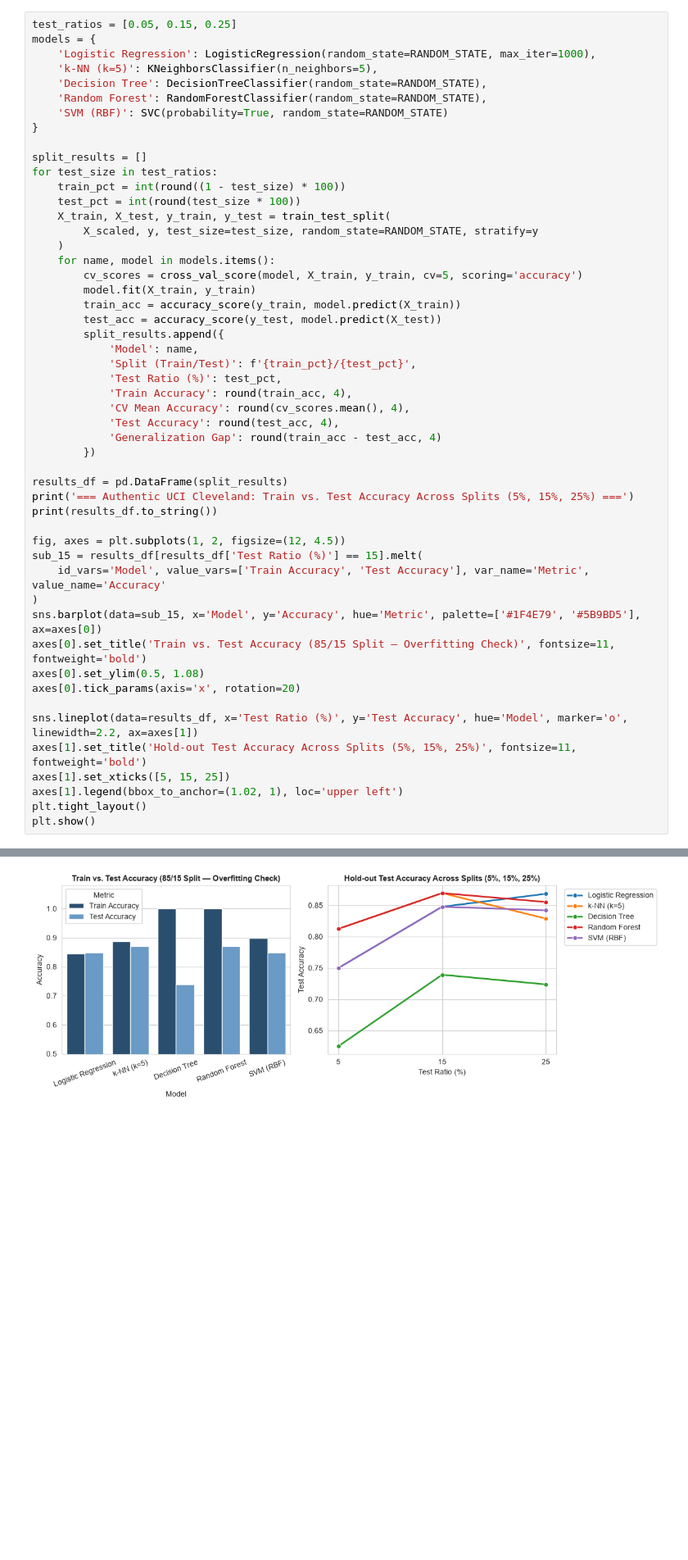
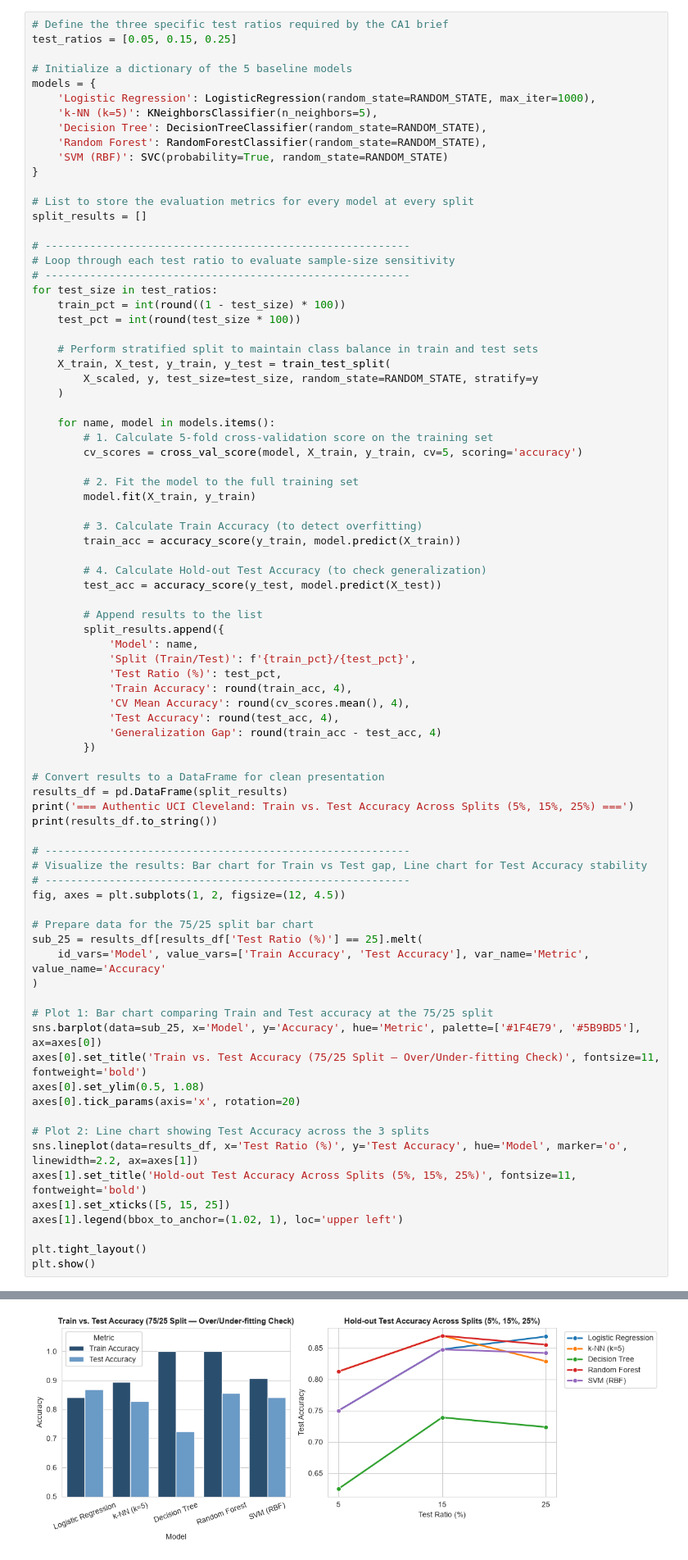
Before and after one commit to 2026540-MacielCaceres/Machine_Learning--CA1--Individual, a Jupyter notebook: CA1_Machine_Learning_Project.ipynb, the cells around one changed output, grey strips where cells are left out. Shown at 82% size. Cells and saved outputs as stored; diff of their text form; blank space fills up the shorter version.

```diff
--- a/CA1_Machine_Learning_Project.ipynb
+++ b/CA1_Machine_Learning_Project.ipynb
@@ -132,6 +174,9 @@ Standardized predictor matrix X_scaled shape: (303, 13)
 To properly diagnose **overfitting** (high variance) versus **underfitting** (high bias), we compare **Training Accuracy**, **5-Fold Cross-Validation Accuracy**, and **Hold-out Test Accuracy** across the three required splits (95/5, 85/15, and 75/25).
 # %%
+# Define the three specific test ratios required by the CA1 brief
 test_ratios = [0.05, 0.15, 0.25]
+
+# Initialize a dictionary of the 5 baseline models
 models = {
     'Logistic Regression': LogisticRegression(random_state=RANDOM_STATE, max_iter=1000),
     'k-NN (k=5)': KNeighborsClassifier(n_neighbors=5),
@@ -140,18 +185,35 @@ models = {
     'SVM (RBF)': SVC(probability=True, random_state=RANDOM_STATE)
 }
 
+# List to store the evaluation metrics for every model at every split
 split_results = []
+
+# ---------------------------------------------------------
+# Loop through each test ratio to evaluate sample-size sensitivity
+# ---------------------------------------------------------
 for test_size in test_ratios:
     train_pct = int(round((1 - test_size) * 100))
     test_pct = int(round(test_size * 100))
+
+    # Perform stratified split to maintain class balance in train and test sets
     X_train, X_test, y_train, y_test = train_test_split(
         X_scaled, y, test_size=test_size, random_state=RANDOM_STATE, stratify=y
     )
+
     for name, model in models.items():
+        # 1. Calculate 5-fold cross-validation score on the training set
         cv_scores = cross_val_score(model, X_train, y_train, cv=5, scoring='accuracy')
+
+        # 2. Fit the model to the full training set
         model.fit(X_train, y_train)
+
+        # 3. Calculate Train Accuracy (to detect overfitting)
         train_acc = accuracy_score(y_train, model.predict(X_train))
+
+        # 4. Calculate Hold-out Test Accuracy (to check generalization)
         test_acc = accuracy_score(y_test, model.predict(X_test))
+
+        # Append results to the list
         split_results.append({
             'Model': name,
             'Split (Train/Test)': f'{train_pct}/{test_pct}',
@@ -162,43 +224,53 @@ for test_size in test_ratios:
             'Generalization Gap': round(train_acc - test_acc, 4)
         })
 
+# Convert results to a DataFrame for clean presentation
 results_df = pd.DataFrame(split_results)
 print('=== Authentic UCI Cleveland: Train vs. Test Accuracy Across Splits (5%, 15%, 25%) ===')
 print(results_df.to_string())
 
+# ---------------------------------------------------------
+# Visualize the results: Bar chart for Train vs Test gap, Line chart for Test Accuracy stability
+# ---------------------------------------------------------
 fig, axes = plt.subplots(1, 2, figsize=(12, 4.5))
-sub_15 = results_df[results_df['Test Ratio (%)'] == 15].melt(
+
+# Prepare data for the 75/25 split bar chart
+sub_25 = results_df[results_df['Test Ratio (%)'] == 25].melt(
     id_vars='Model', value_vars=['Train Accuracy', 'Test Accuracy'], var_name='Metric', value_name='Accuracy'
 )
-sns.barplot(data=sub_15, x='Model', y='Accuracy', hue='Metric', palette=['#1F4E79', '#5B9BD5'], ax=axes[0])
-axes[0].set_title('Train vs. Test Accuracy (85/15 Split — Overfitting Check)', fontsize=11, fontweight='bold')
+
+# Plot 1: Bar chart comparing Train and Test accuracy at the 75/25 split
+sns.barplot(data=sub_25, x='Model', y='Accuracy', hue='Metric', palette=['#1F4E79', '#5B9BD5'], ax=axes[0])
+axes[0].set_title('Train vs. Test Accuracy (75/25 Split — Over/Under-fitting Check)', fontsize=11, fontweight='bold')
 axes[0].set_ylim(0.5, 1.08)
 axes[0].tick_params(axis='x', rotation=20)
 
+# Plot 2: Line chart showing Test Accuracy across the 3 splits
 sns.lineplot(data=results_df, x='Test Ratio (%)', y='Test Accuracy', hue='Model', marker='o', linewidth=2.2, ax=axes[1])
 axes[1].set_title('Hold-out Test Accuracy Across Splits (5%, 15%, 25%)', fontsize=11, fontweight='bold')
 axes[1].set_xticks([5, 15, 25])
 axes[1].legend(bbox_to_anchor=(1.02, 1), loc='upper left')
+
 plt.tight_layout()
 plt.show()
 # %% [output]
 === Authentic UCI Cleveland: Train vs. Test Accuracy Across Splits (5%, 15%, 25%) ===
                   Model Split (Train/Test)  Test Ratio (%)  Train Accuracy  CV Mean Accuracy  Test Accuracy  Generalization Gap
 0   Logistic Regression               95/5               5          0.8502            0.8292         0.7500              0.1002
 1            k-NN (k=5)               95/5               5          0.8850            0.8256         0.8125              0.0725
 2         Decision Tree               95/5               5          1.0000            0.7385         0.6250              0.3750
 3         Random Forest               95/5               5          1.0000            0.8188         0.8125              0.1875
 4             SVM (RBF)               95/5               5          0.8990            0.8256         0.7500              0.1490
 5   Logistic Regression              85/15              15          0.8444            0.8287         0.8478             -0.0035
 6            k-NN (k=5)              85/15              15          0.8872            0.8170         0.8696              0.0176
 7         Decision Tree              85/15              15          1.0000            0.7358         0.7391              0.2609
 8         Random Forest              85/15              15          1.0000            0.7938         0.8696              0.1304
 9             SVM (RBF)              85/15              15          0.8988            0.8093         0.8478              0.0510
 10  Logistic Regression              75/25              25          0.8414            0.8149         0.8684             -0.0270
 11           k-NN (k=5)              75/25              25          0.8943            0.8197         0.8289              0.0653
 12        Decision Tree              75/25              25          1.0000            0.7450         0.7237              0.2763
 13        Random Forest              75/25              25          1.0000            0.8152         0.8553              0.1447
 14            SVM (RBF)              75/25              25          0.9075            0.8238         0.8421              0.0654
-[figure, old version]
+[figure, new version]
 # %% [markdown]
 ### Critical Discussion on Overfitting, Underfitting, and Generalization
```
Also changed, not shown: parts of 10 cells of this notebook, 1 other file.
